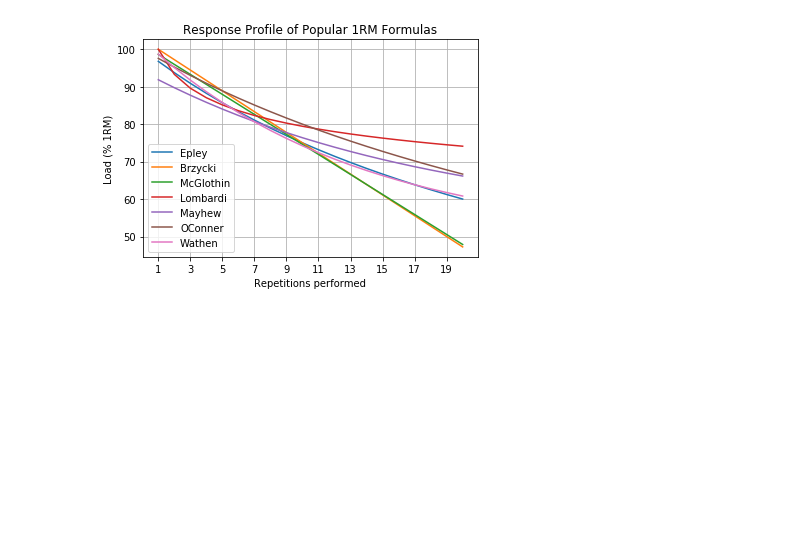
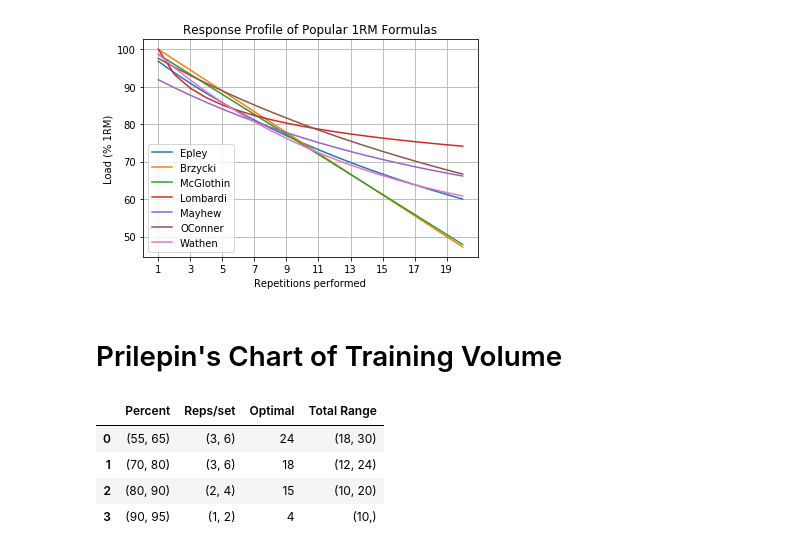
Before and after one commit to hinsley/colabs, a Jupyter notebook: Training_Parameterization.ipynb, the cells around one changed output. Saved outputs shown, nothing was run; the diff lists cells and outputs as text; code cells hidden in the pictures; blank space fills up the shorter version.

```diff
--- a/Training_Parameterization.ipynb
+++ b/Training_Parameterization.ipynb
@@ -226,3 +226,22 @@ plt.legend()
 plt.show()
 # %% [output]
 [figure]
+# %% [markdown]
+# Prilepin's Chart of Training Volume
+# %%
+import pandas as pd
+
+prilepin = pd.DataFrame({
+    "Percent": [(55, 65), (70, 80), (80, 90), (90, 95)],
+    "Reps/set": [(3, 6), (3, 6), (2, 4), (1, 2)],
+    "Optimal": [24, 18, 15, 4],
+    "Total Range": [(18, 30), (12, 24), (10, 20), (10,)]
+})
+
+prilepin
+# %% [output]
+|  | Percent | Reps/set | Optimal | Total Range |
+| 0 | (55, 65) | (3, 6) | 24 | (18, 30) |
+| 1 | (70, 80) | (3, 6) | 18 | (12, 24) |
+| 2 | (80, 90) | (2, 4) | 15 | (10, 20) |
+| 3 | (90, 95) | (1, 2) | 4 | (10,) |
```
Also changed, not shown: parts of 1 cell of this notebook.
